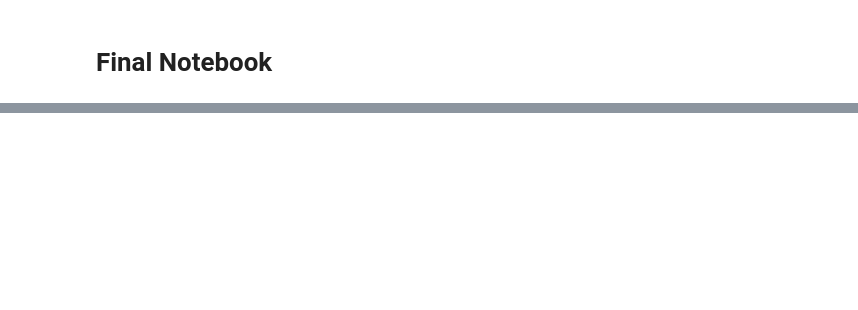
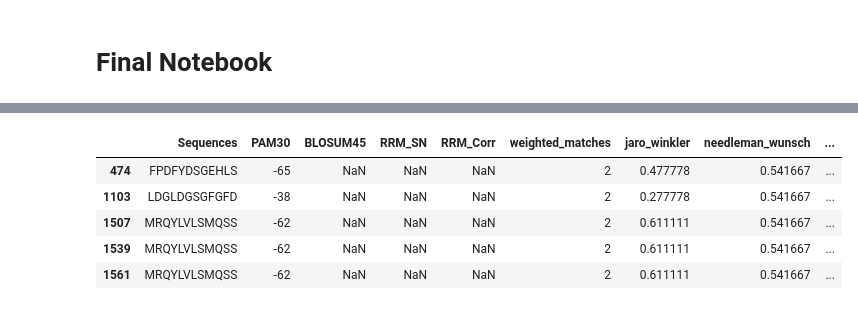
Before and after one commit to clpi/gemsec-neuropep, a Jupyter notebook: final/Untitled.ipynb, the cells around one changed output, grey strips where cells are left out. Cells and saved outputs as stored; diff of their text form; code cells hidden in the pictures; blank space fills up the shorter version.

```diff
--- a/final/Untitled.ipynb
+++ b/final/Untitled.ipynb
@@ -395,0 +348,11 @@ TypeError: '>=' not supported between instances of 'int' and 'list'
+# %%
+out = d1[0].p[d1[0].p['Sequences'].isin(top_seq)]
+#out =out['Sequences'].drop_duplicates()
+out.head()
+# %% [output]
+|  | Sequences | PAM30 | BLOSUM45 | RRM_SN | RRM_Corr | weighted_matches | jaro_winkler | needleman_wunsch | ... |
+| 474 | FPDFYDSGEHLS | -65 | NaN | NaN | NaN | 2 | 0.477778 | 0.541667 | ... |
+| 1103 | LDGLDGSGFGFD | -38 | NaN | NaN | NaN | 2 | 0.277778 | 0.541667 | ... |
+| 1507 | MRQYLVLSMQSS | -62 | NaN | NaN | NaN | 2 | 0.611111 | 0.541667 | ... |
+| 1539 | MRQYLVLSMQSS | -62 | NaN | NaN | NaN | 2 | 0.611111 | 0.541667 | ... |
+| 1561 | MRQYLVLSMQSS | -62 | NaN | NaN | NaN | 2 | 0.611111 | 0.541667 | ... |
```
Also changed, not shown: parts of 12 cells of this notebook, 3 other files.
